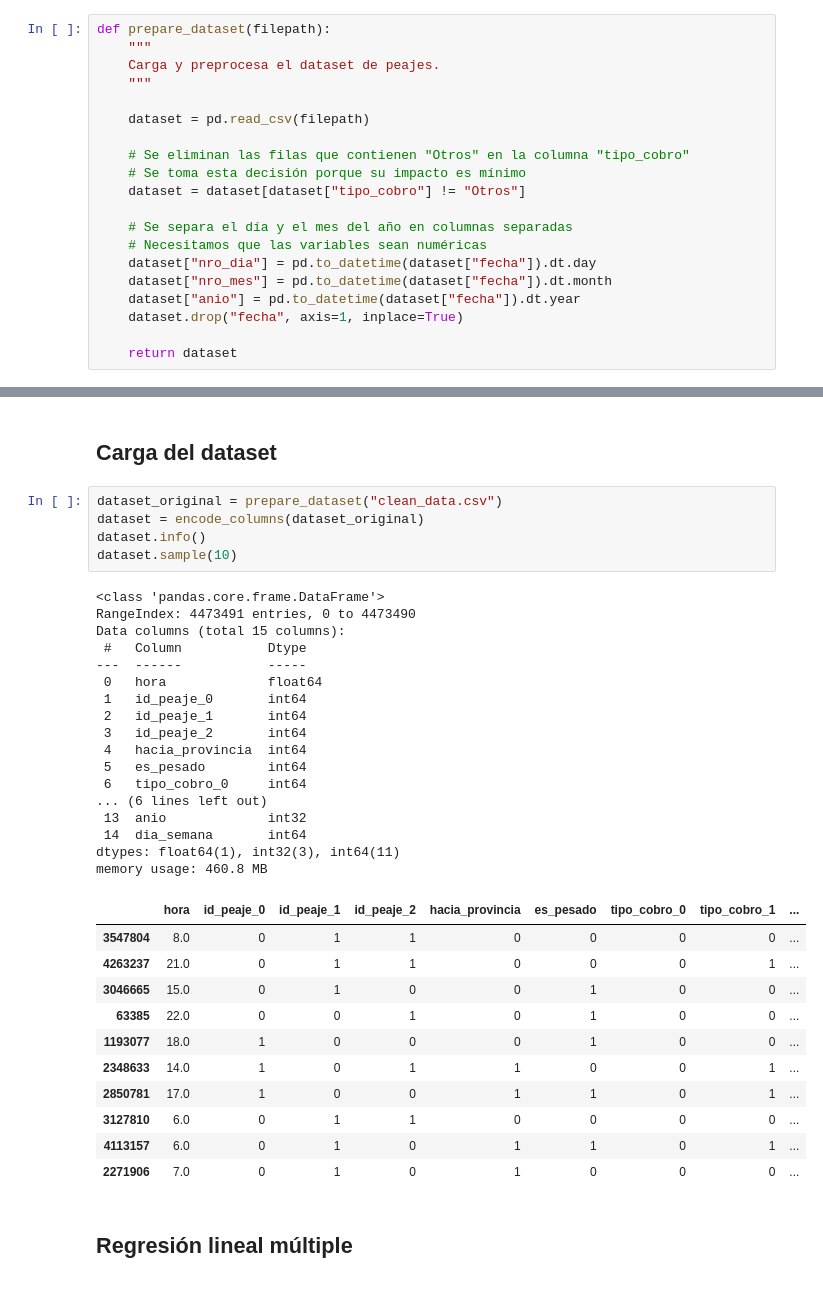
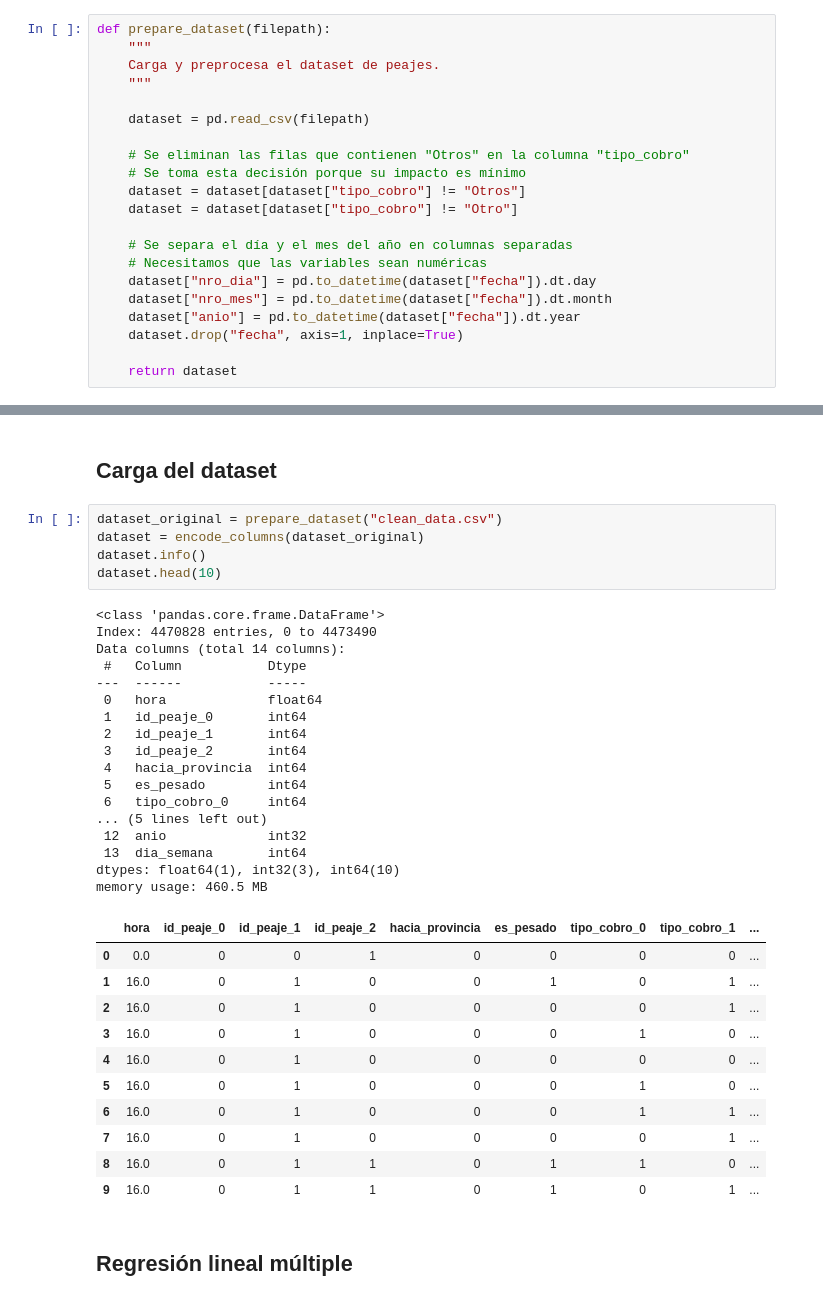
Before and after one commit to GuadiAguilera/TP_CDD, a Jupyter notebook: G13_Trabajo_Practico_Entrega_3.ipynb, the cells around one changed output, grey strips where cells are left out. Drawn from its saved outputs; the diff is of its cells as text.

```diff
--- a/G13_Trabajo_Practico_Entrega_3.ipynb
+++ b/G13_Trabajo_Practico_Entrega_3.ipynb
@@ -42,6 +42,7 @@ def prepare_dataset(filepath):
     # Se eliminan las filas que contienen "Otros" en la columna "tipo_cobro"
     # Se toma esta decisión porque su impacto es mínimo
     dataset = dataset[dataset["tipo_cobro"] != "Otros"]
+    dataset = dataset[dataset["tipo_cobro"] != "Otro"]
 
     # Se separa el día y el mes del año en columnas separadas
     # Necesitamos que las variables sean numéricas
@@ -158,37 +159,37 @@ def graph_predictions(y_test, y_pred):
 # %%
 dataset_original = prepare_dataset("clean_data.csv")
 dataset = encode_columns(dataset_original)
 dataset.info()
-dataset.sample(10)
+dataset.head(10)
 # %% [output]
 <class 'pandas.core.frame.DataFrame'>
-RangeIndex: 4473491 entries, 0 to 4473490
-Data columns (total 15 columns):
+Index: 4470828 entries, 0 to 4473490
+Data columns (total 14 columns):
  #   Column           Dtype
 ---  ------           -----
  0   hora             float64
  1   id_peaje_0       int64
  2   id_peaje_1       int64
  3   id_peaje_2       int64
  4   hacia_provincia  int64
  5   es_pesado        int64
  6   tipo_cobro_0     int64
-... (6 lines left out)
- 13  anio             int32
- 14  dia_semana       int64
-dtypes: float64(1), int32(3), int64(11)
-memory usage: 460.8 MB
+... (5 lines left out)
+ 12  anio             int32
+ 13  dia_semana       int64
+dtypes: float64(1), int32(3), int64(10)
+memory usage: 460.5 MB
 |  | hora | id_peaje_0 | id_peaje_1 | id_peaje_2 | hacia_provincia | es_pesado | tipo_cobro_0 | tipo_cobro_1 | ... |
-| 3547804 | 8.0 | 0 | 1 | 1 | 0 | 0 | 0 | 0 | ... |
-| 4263237 | 21.0 | 0 | 1 | 1 | 0 | 0 | 0 | 1 | ... |
-| 3046665 | 15.0 | 0 | 1 | 0 | 0 | 1 | 0 | 0 | ... |
-| 63385 | 22.0 | 0 | 0 | 1 | 0 | 1 | 0 | 0 | ... |
-| 1193077 | 18.0 | 1 | 0 | 0 | 0 | 1 | 0 | 0 | ... |
-| 2348633 | 14.0 | 1 | 0 | 1 | 1 | 0 | 0 | 1 | ... |
-| 2850781 | 17.0 | 1 | 0 | 0 | 1 | 1 | 0 | 1 | ... |
-| 3127810 | 6.0 | 0 | 1 | 1 | 0 | 0 | 0 | 0 | ... |
-| 4113157 | 6.0 | 0 | 1 | 0 | 1 | 1 | 0 | 1 | ... |
-| 2271906 | 7.0 | 0 | 1 | 0 | 1 | 0 | 0 | 0 | ... |
+| 0 | 0.0 | 0 | 0 | 1 | 0 | 0 | 0 | 0 | ... |
+| 1 | 16.0 | 0 | 1 | 0 | 0 | 1 | 0 | 1 | ... |
+| 2 | 16.0 | 0 | 1 | 0 | 0 | 0 | 0 | 1 | ... |
+| 3 | 16.0 | 0 | 1 | 0 | 0 | 0 | 1 | 0 | ... |
+| 4 | 16.0 | 0 | 1 | 0 | 0 | 0 | 0 | 0 | ... |
+| 5 | 16.0 | 0 | 1 | 0 | 0 | 0 | 1 | 0 | ... |
+| 6 | 16.0 | 0 | 1 | 0 | 0 | 0 | 1 | 1 | ... |
+| 7 | 16.0 | 0 | 1 | 0 | 0 | 0 | 0 | 1 | ... |
+| 8 | 16.0 | 0 | 1 | 1 | 0 | 1 | 1 | 0 | ... |
+| 9 | 16.0 | 0 | 1 | 1 | 0 | 1 | 0 | 1 | ... |
 # %% [markdown]
 ## Regresión lineal múltiple
 # %% [markdown]
```
Also changed, not shown: parts of 12 cells of this notebook, 1 other file.
